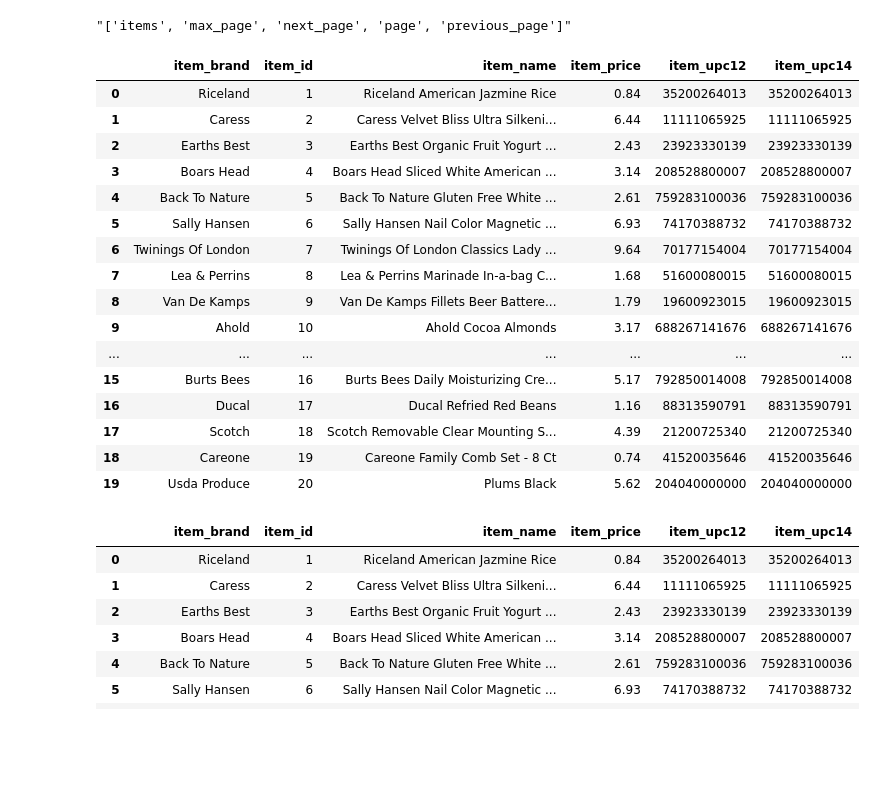
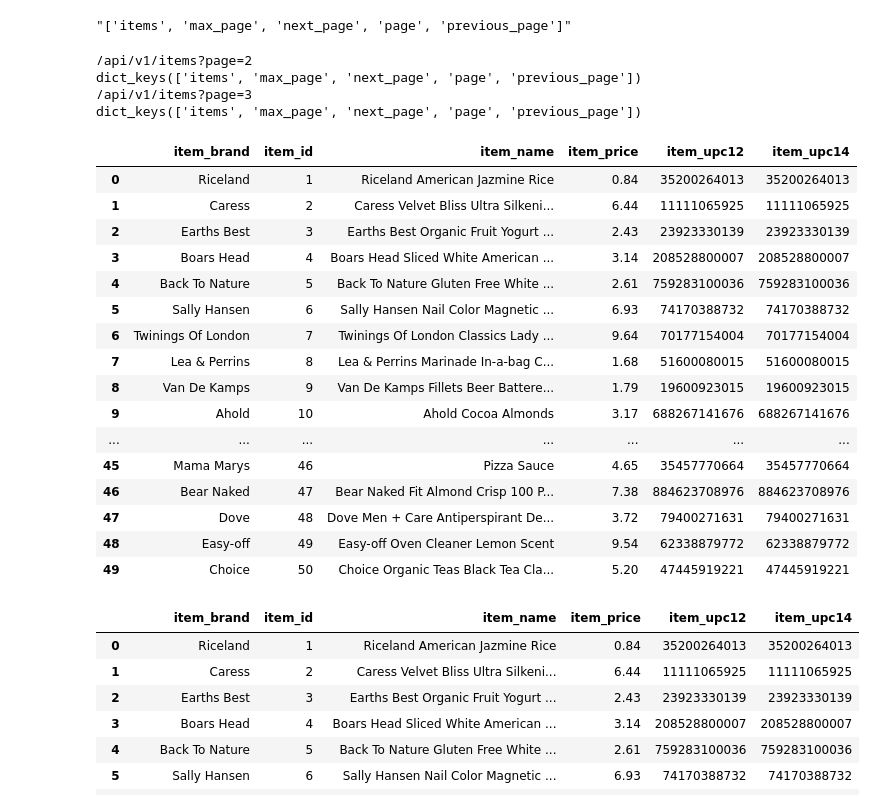
Before and after one commit to David-Howell/time-series-exercises, a Jupyter notebook: acquire_exercise.ipynb, the cells around one changed output. Cells and saved outputs as stored; diff of their text form; code cells hidden in the pictures; blank space fills up the shorter version.

```diff
--- a/acquire_exercise.ipynb
+++ b/acquire_exercise.ipynb
@@ -290,44 +290,54 @@ f'{key}'
 # %%
 
 items = []
 
 ir_n = ir
 for i in range(ir['max_page']):
 
-    items.append(ir_n['items'])
+    # while ir_n['items'] != None:
 
-    if ir_n['page'] == i+1: break
+        for i in ir_n['items']:
 
-    next_page = ir['next_page']
+            items.append(i)#(ir_n['items'])
 
-    ir_n = requests.get('https://python.zgulde.net' + next_page).json()
+        # if ir_n['page'] == i+1: break
 
+        if ir_n['next_page'] != None:
+
+            next_page = ir_n['next_page']
+            print(next_page)
+            ir_n = requests.get('https://python.zgulde.net' + next_page).json()['payload']
+            print(ir_n.keys())
 # items = pd.DataFrame(items)
 
-for i in items:
-    items = i
+# for i in items:
+#     items = i
 
 items = pd.DataFrame(items)
 
 items
 # %% [output]
+/api/v1/items?page=2
+dict_keys(['items', 'max_page', 'next_page', 'page', 'previous_page'])
+/api/v1/items?page=3
+dict_keys(['items', 'max_page', 'next_page', 'page', 'previous_page'])
 |  | item_brand | item_id | item_name | item_price | item_upc12 | item_upc14 |
 | 0 | Riceland | 1 | Riceland American Jazmine Rice | 0.84 | 35200264013 | 35200264013 |
 | 1 | Caress | 2 | Caress Velvet Bliss Ultra Silkeni... | 6.44 | 11111065925 | 11111065925 |
 | 2 | Earths Best | 3 | Earths Best Organic Fruit Yogurt ... | 2.43 | 23923330139 | 23923330139 |
 | 3 | Boars Head | 4 | Boars Head Sliced White American ... | 3.14 | 208528800007 | 208528800007 |
 | 4 | Back To Nature | 5 | Back To Nature Gluten Free White ... | 2.61 | 759283100036 | 759283100036 |
 | 5 | Sally Hansen | 6 | Sally Hansen Nail Color Magnetic ... | 6.93 | 74170388732 | 74170388732 |
 | 6 | Twinings Of London | 7 | Twinings Of London Classics Lady ... | 9.64 | 70177154004 | 70177154004 |
 | 7 | Lea & Perrins | 8 | Lea & Perrins Marinade In-a-bag C... | 1.68 | 51600080015 | 51600080015 |
 | 8 | Van De Kamps | 9 | Van De Kamps Fillets Beer Battere... | 1.79 | 19600923015 | 19600923015 |
 | 9 | Ahold | 10 | Ahold Cocoa Almonds | 3.17 | 688267141676 | 688267141676 |
 | ... | ... | ... | ... | ... | ... | ... |
-| 15 | Burts Bees | 16 | Burts Bees Daily Moisturizing Cre... | 5.17 | 792850014008 | 792850014008 |
-| 16 | Ducal | 17 | Ducal Refried Red Beans | 1.16 | 88313590791 | 88313590791 |
-| 17 | Scotch | 18 | Scotch Removable Clear Mounting S... | 4.39 | 21200725340 | 21200725340 |
-| 18 | Careone | 19 | Careone Family Comb Set - 8 Ct | 0.74 | 41520035646 | 41520035646 |
-| 19 | Usda Produce | 20 | Plums Black | 5.62 | 204040000000 | 204040000000 |
+| 45 | Mama Marys | 46 | Pizza Sauce | 4.65 | 35457770664 | 35457770664 |
+| 46 | Bear Naked | 47 | Bear Naked Fit Almond Crisp 100 P... | 7.38 | 884623708976 | 884623708976 |
+| 47 | Dove | 48 | Dove Men + Care Antiperspirant De... | 3.72 | 79400271631 | 79400271631 |
+| 48 | Easy-off | 49 | Easy-off Oven Cleaner Lemon Scent | 9.54 | 62338879772 | 62338879772 |
+| 49 | Choice | 50 | Choice Organic Teas Black Tea Cla... | 5.20 | 47445919221 | 47445919221 |
 # %%
 items
 # %% [output]
```
Also changed, not shown: parts of 12 cells of this notebook.
